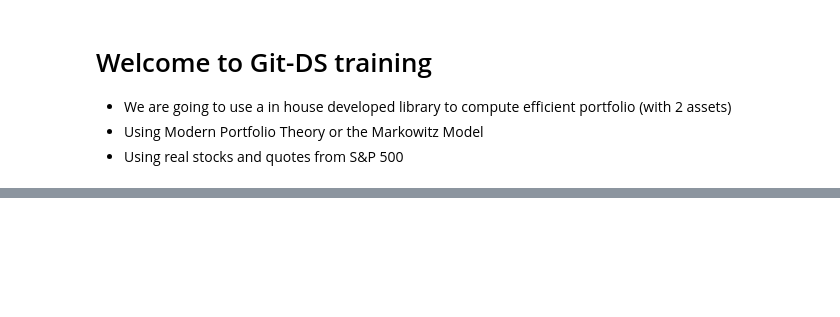
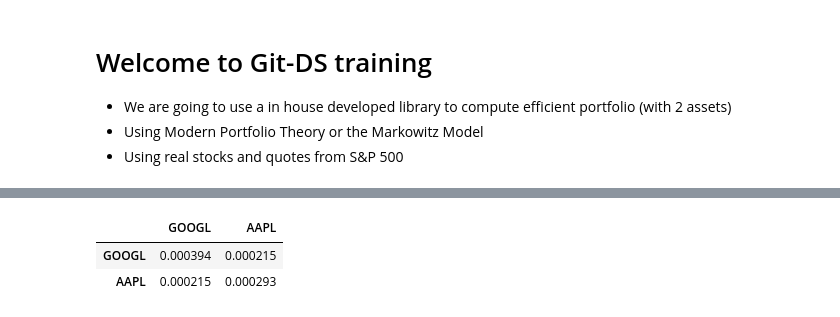
Before and after one commit to NJAimesD/Assets, a Jupyter notebook: test.ipynb, the cells around one changed output, grey strips where cells are left out. Cells and saved outputs as stored; diff of their text form; code cells hidden in the pictures; blank space fills up the shorter version.

```diff
--- a/test.ipynb
+++ b/test.ipynb
@@ -83,0 +210,6 @@ Portfolio(Assets=[GOOGL, AAPL], Weights=[0.5, 0.5])
+# %%
+base_portfolio.get_cov_matrix()
+# %% [output]
+|  | GOOGL | AAPL |
+| GOOGL | 0.000394 | 0.000215 |
+| AAPL | 0.000215 | 0.000293 |
```
Also changed, not shown: parts of 40 cells of this notebook.
